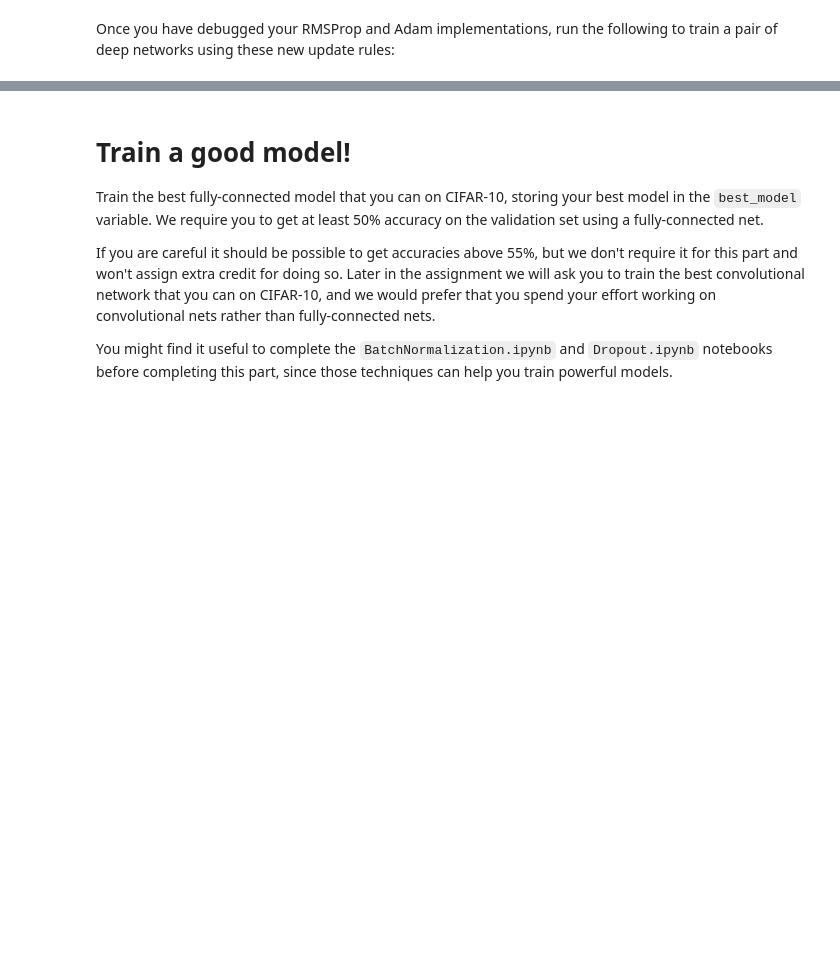
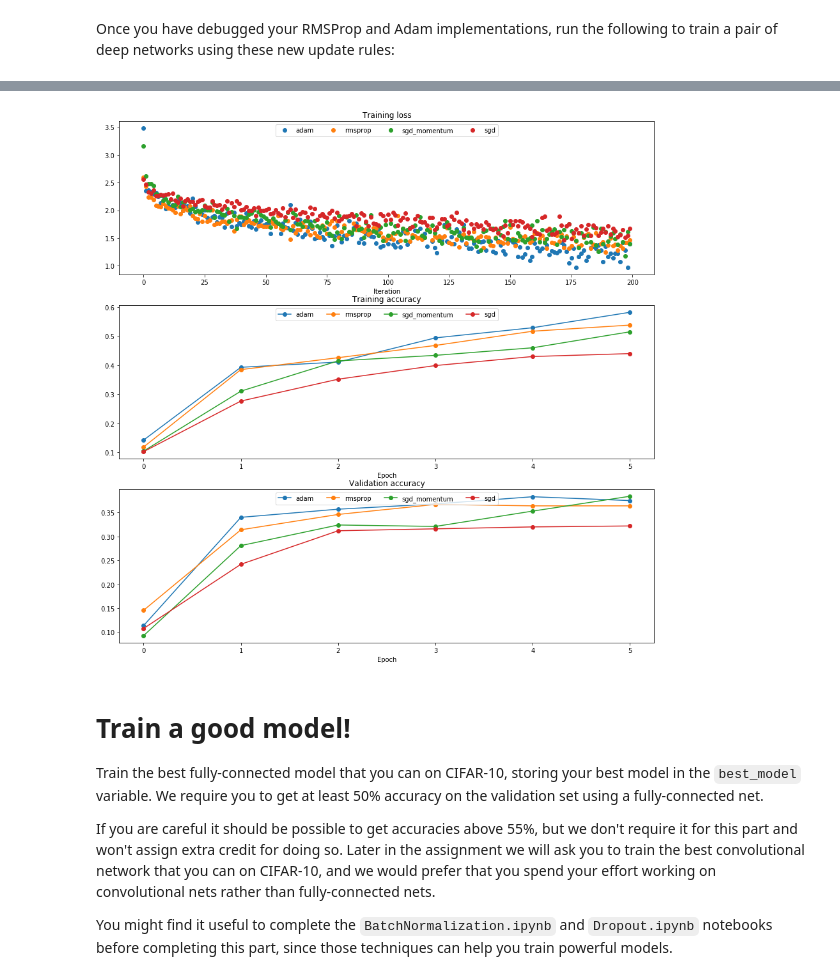
Before and after one commit to versatran01/cs231n_spring_2017, a Jupyter notebook: assignment2/FullyConnectedNets.ipynb, the cells around one changed output, grey strips where cells are left out. Saved outputs shown, nothing was run; the diff lists cells and outputs as text; code cells hidden in the pictures; blank space fills up the shorter version.

```diff
--- a/assignment2/FullyConnectedNets.ipynb
+++ b/assignment2/FullyConnectedNets.ipynb
@@ -681,19 +703,17 @@ Once you have debugged your RMSProp and Adam implementations, run the following
 # %%
 learning_rates = {'rmsprop': 1e-4, 'adam': 1e-3}
 for update_rule in ['adam', 'rmsprop']:
-  print('running with ', update_rule)
-  model = FullyConnectedNet([100, 100, 100, 100, 100], weight_scale=5e-2)
+    print('running with ', update_rule)
+    model = FullyConnectedNet([100, 100, 100, 100, 100], weight_scale=5e-2)
 
-  solver = Solver(model, small_data,
-                  num_epochs=5, batch_size=100,
-                  update_rule=update_rule,
-                  optim_config={
-                    'learning_rate': learning_rates[update_rule]
-                  },
-                  verbose=True)
-  solvers[update_rule] = solver
-  solver.train()
-  print()
+    solver = Solver(model, small_data,
+                    num_epochs=5, batch_size=100,
+                    update_rule=update_rule,
+                    optim_config={'learning_rate': learning_rates[update_rule]},
+                    verbose=True)
+    solvers[update_rule] = solver
+    solver.train()
+    print()
 
 plt.subplot(3, 1, 1)
 plt.title('Training loss')
@@ -708,17 +728,18 @@ plt.title('Validation accuracy')
 plt.xlabel('Epoch')
 
 for update_rule, solver in list(solvers.items()):
-  plt.subplot(3, 1, 1)
-  plt.plot(solver.loss_history, 'o', label=update_rule)
+    plt.subplot(3, 1, 1)
+    plt.plot(solver.loss_history, 'o', label=update_rule)
 
-  plt.subplot(3, 1, 2)
-  plt.plot(solver.train_acc_history, '-o', label=update_rule)
+    plt.subplot(3, 1, 2)
+    plt.plot(solver.train_acc_history, '-o', label=update_rule)
 
-  plt.subplot(3, 1, 3)
-  plt.plot(solver.val_acc_history, '-o', label=update_rule)
+    plt.subplot(3, 1, 3)
+    plt.plot(solver.val_acc_history, '-o', label=update_rule)
 
 for i in [1, 2, 3]:
-  plt.subplot(3, 1, i)
-  plt.legend(loc='upper center', ncol=4)
+    plt.subplot(3, 1, i)
+    plt.legend(loc='upper center', ncol=4)
 plt.gcf().set_size_inches(15, 15)
 plt.show()
+# %% [output]
@@ -725,3 +763,4 @@ plt.show()
+[figure, added]
 # %% [markdown]
 # Train a good model!
 Train the best fully-connected model that you can on CIFAR-10, storing your best model in the `best_model` variable. We require you to get at least 50% accuracy on the validation set using a fully-connected net.
```
Also changed, not shown: parts of 14 cells of this notebook, 1 other file.
